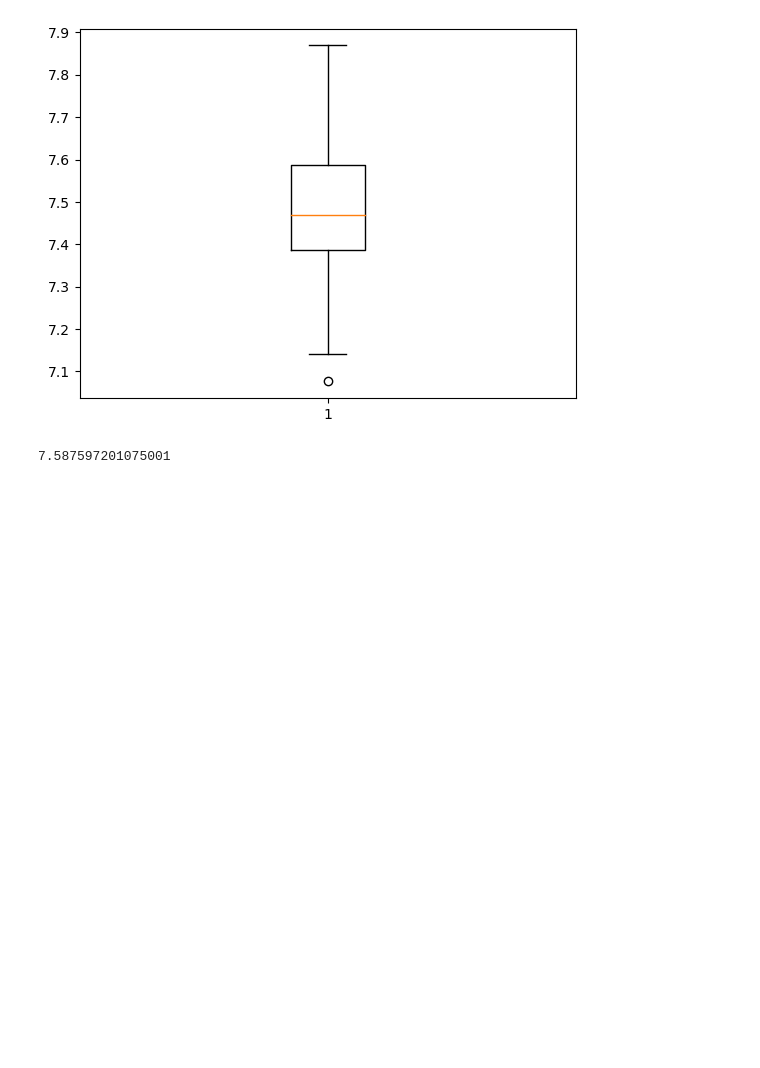
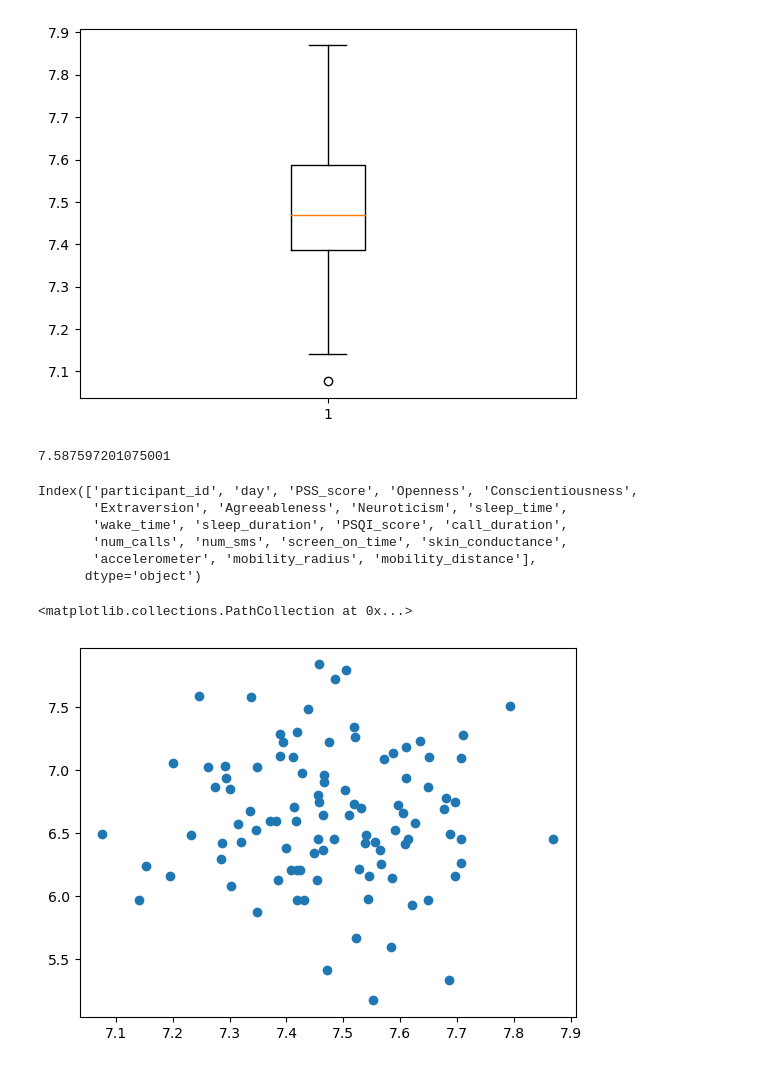
Before and after one commit to Harshan-Kurapati/StressDetection, a Jupyter notebook: Untitled.ipynb, the cells around one changed output. Cells and saved outputs as stored; diff of their text form; code cells hidden in the pictures; blank space fills up the shorter version.

```diff
--- a/Untitled.ipynb
+++ b/Untitled.ipynb
@@ -96,3 +96,17 @@ plt.boxplot(averaged_df["sleep_duration"])
 averaged_df["sleep_duration"].quantile(0.75)
 # %% [output]
 7.587597201075001
+# %%
+averaged_df.columns
+# %% [output]
+Index(['participant_id', 'day', 'PSS_score', 'Openness', 'Conscientiousness',
+       'Extraversion', 'Agreeableness', 'Neuroticism', 'sleep_time',
+       'wake_time', 'sleep_duration', 'PSQI_score', 'call_duration',
+       'num_calls', 'num_sms', 'screen_on_time', 'skin_conductance',
+       'accelerometer', 'mobility_radius', 'mobility_distance'],
+      dtype='object')
+# %%
+plt.scatter(averaged_df["sleep_duration"], averaged_df["screen_on_time"])
+# %% [output]
+<matplotlib.collections.PathCollection at 0x...>
+[figure, added]
```
Also changed, not shown: parts of 6 cells of this notebook.
